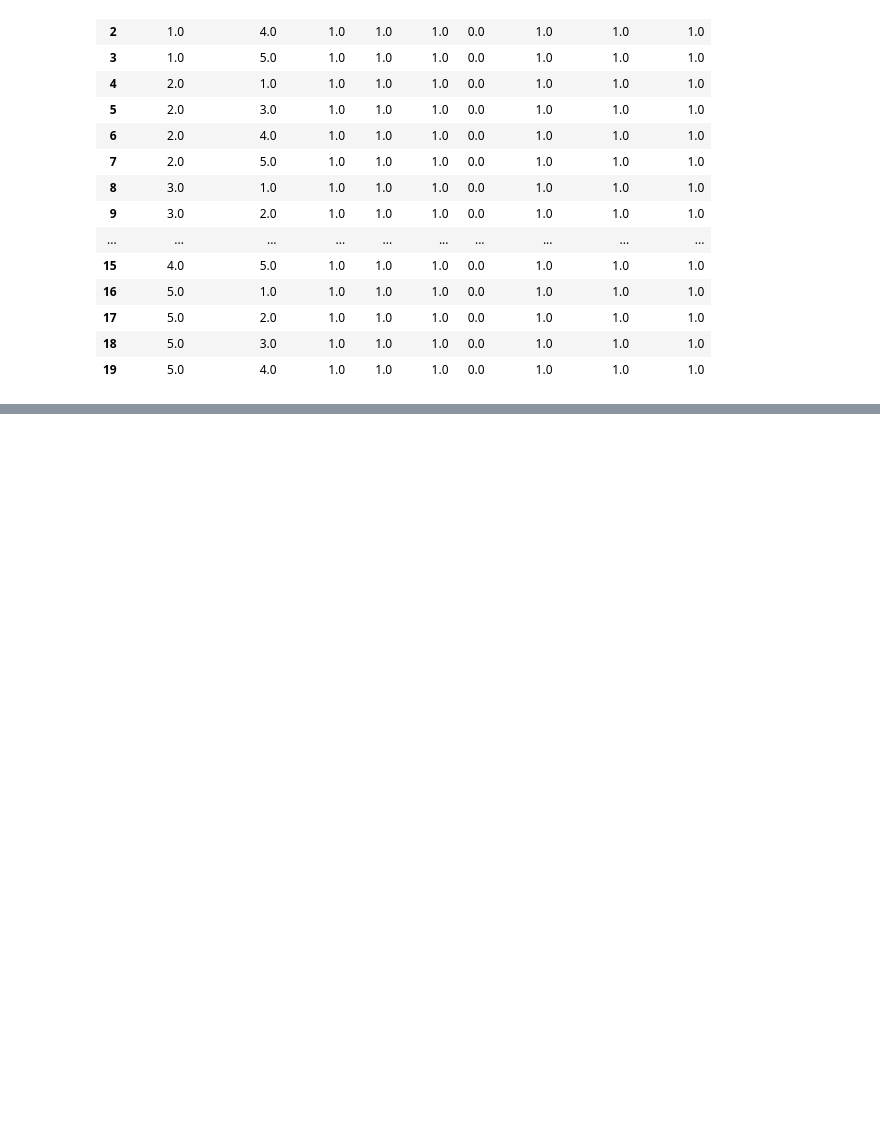
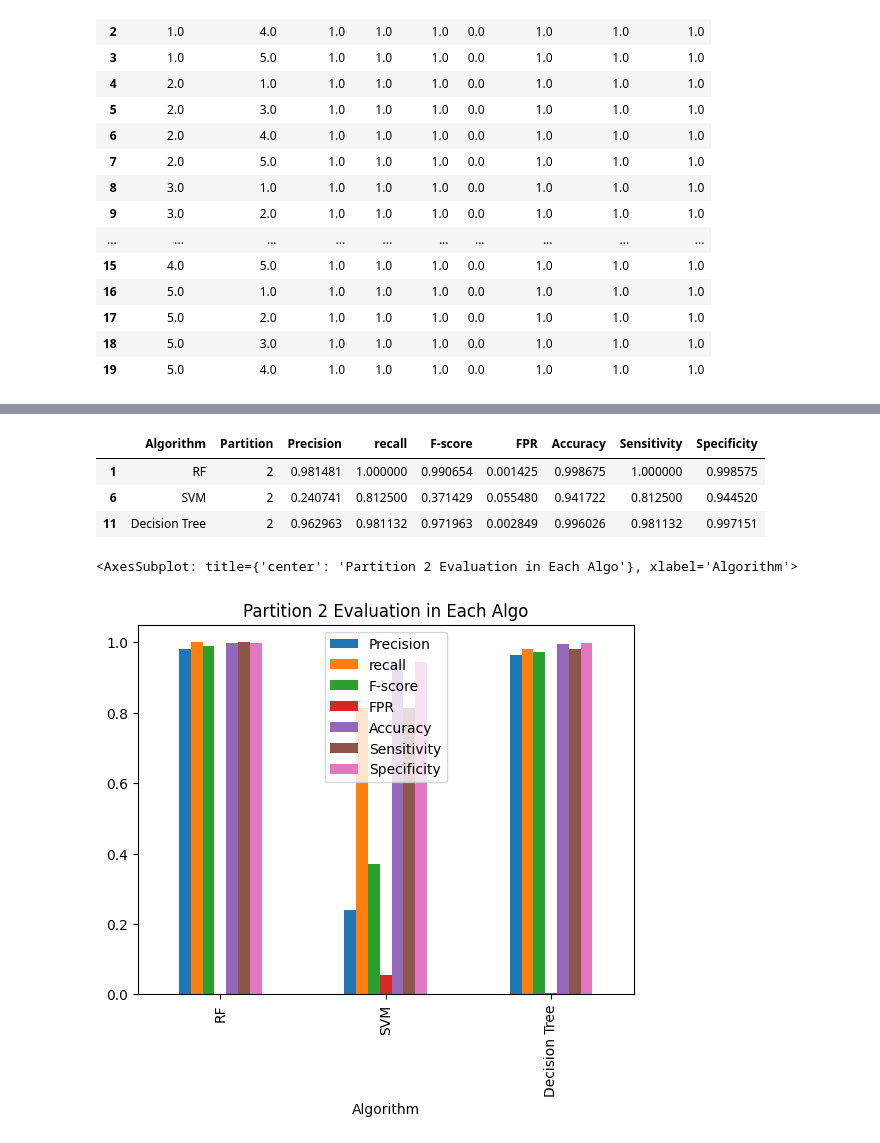
Before and after one commit to AnukulSri/DS_ML, a Jupyter notebook: Thyriod_prediction/hypothyroid.ipynb, the cells around one changed output, grey strips where cells are left out. Drawn from its saved outputs; the diff is of its cells as text; code cells hidden in the pictures; blank space fills up the shorter version.

```diff
--- a/Thyriod_prediction/hypothyroid.ipynb
+++ b/Thyriod_prediction/hypothyroid.ipynb
@@ -1075,0 +1457,13 @@ fig12
+# %%
+rt2 = cdf[cdf['Partition']==2]
+rt2
+# %% [output]
+|  | Algorithm | Partition | Precision | recall | F-score | FPR | Accuracy | Sensitivity | Specificity |
+| 1 | RF | 2 | 0.981481 | 1.000000 | 0.990654 | 0.001425 | 0.998675 | 1.000000 | 0.998575 |
+| 6 | SVM | 2 | 0.240741 | 0.812500 | 0.371429 | 0.055480 | 0.941722 | 0.812500 | 0.944520 |
+| 11 | Decision Tree | 2 | 0.962963 | 0.981132 | 0.971963 | 0.002849 | 0.996026 | 0.981132 | 0.997151 |
+# %%
+rt2.plot(x= 'Algorithm', y = ['Precision','recall','F-score','FPR','Accuracy','Sensitivity','Specificity'],kind='bar',title='Partition 2 Evaluation in Each Algo')
+# %% [output]
+<AxesSubplot: title={'center': 'Partition 2 Evaluation in Each Algo'}, xlabel='Algorithm'>
+[figure, added]
```
Also changed, not shown: parts of 52 cells of this notebook.
